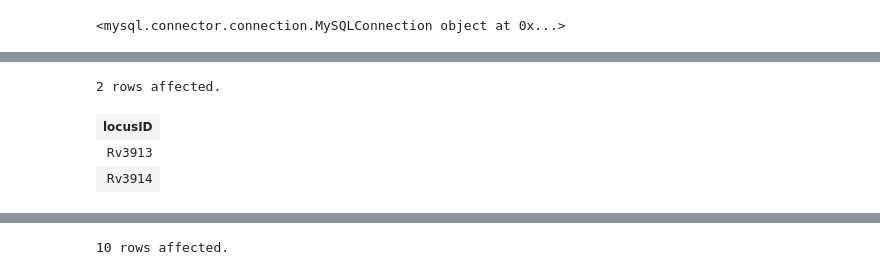
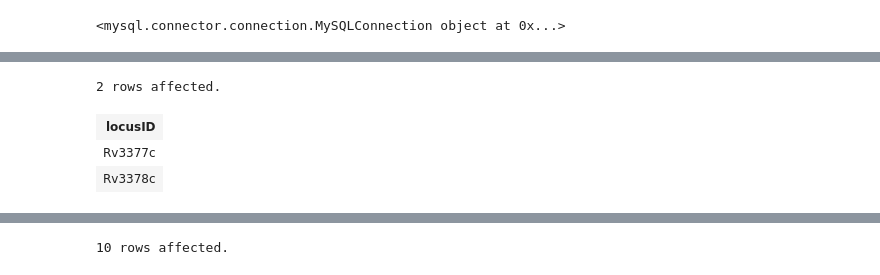
Before and after one commit to AgustinPardo/mycoRT, a Jupyter notebook: DB/cargaDBmycoRT.ipynb, the cells around one changed output, grey strips where cells are left out. Cells and saved outputs as stored; diff of their text form; code cells hidden in the pictures.

```diff
--- a/DB/cargaDBmycoRT.ipynb
+++ b/DB/cargaDBmycoRT.ipynb
@@ -181,13 +178,13 @@ u'Connected: root@mycoDB'
 # %%
 %%sql
 /* Dado un operon (1132967) devolver toda su info: Locus, operones que regula y operones que lo regulan, motivos involucrados */
 /*locus del operon*/
 SELECT l.locusID
 FROM operons o, locus l
-WHERE l.operonID = o.operonID AND l.operonID="1132967"
+WHERE l.operonID = o.operonID AND l.operonID="1132838"
 limit  10;
 # %% [output]
 2 rows affected.
 | locusID |
-| Rv3913 |
-| Rv3914 |
+| Rv3377c |
+| Rv3378c |
```
Also changed, not shown: parts of 9 cells of this notebook, 4 other files.
